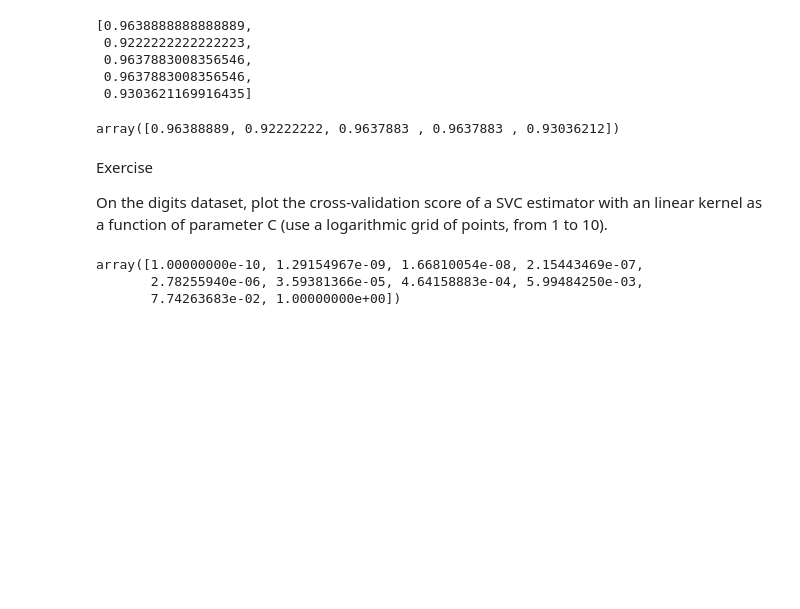
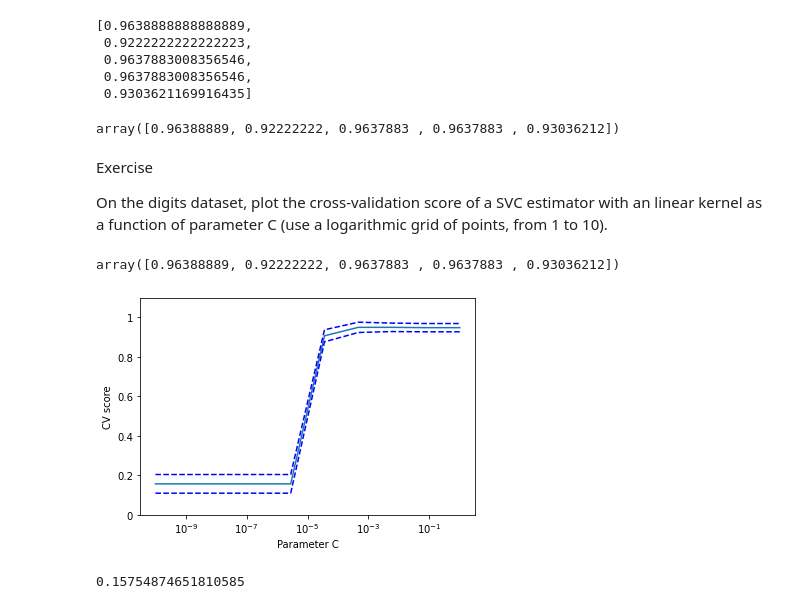
Before and after one commit to hnryjmes/scikit-learn, a Jupyter notebook: tutorial-03-model-selection.ipynb, the cells around one changed output. Drawn from its saved outputs; the diff is of its cells as text; code cells hidden in the pictures; blank space fills up the shorter version.

```diff
--- a/tutorial-03-model-selection.ipynb
+++ b/tutorial-03-model-selection.ipynb
@@ -65,9 +65,33 @@ svc = svm.SVC(kernel='linear')
 C_s = np.logspace(-10, 0, 10)
 
 scores = []
+svc = svm.SVC(C=0.1, kernel='linear')
+k_fold = KFold(n_splits=5)
+cross_val_score(svc, X, y, cv=k_fold, n_jobs=-1)
+# %% [output]
+array([0.96388889, 0.92222222, 0.9637883 , 0.9637883 , 0.93036212])
-# %%
-C_s
-# %% [output]
-array([1.00000000e-10, 1.29154967e-09, 1.66810054e-08, 2.15443469e-07,
-       2.78255940e-06, 3.59381366e-05, 4.64158883e-04, 5.99484250e-03,
-       7.74263683e-02, 1.00000000e+00])
+# %%
+scores_std = []
+for C in C_s:
+    svc.C = C
+    this_scores = cross_val_score(svc, X, y, n_jobs=1)
+    scores.append(np.mean(this_scores))
+    scores_std.append(np.std(this_scores))
+
+import matplotlib.pyplot as plt
+plt.figure()
+plt.semilogx(C_s, scores)
+plt.semilogx(C_s, np.array(scores) + np.array(scores_std), 'b--')
+plt.semilogx(C_s, np.array(scores) - np.array(scores_std), 'b--')
+locs, labels = plt.yticks()
+plt.yticks(locs, list(map(lambda x: "%g" % x, locs)))
+plt.ylabel('CV score')
+plt.xlabel('Parameter C')
+plt.ylim(0, 1.1)
+plt.show()
+# %% [output]
+[figure, added]
+# %%
+np.mean(cross_val_score(svm.SVC(C=0.0000001, kernel='linear'), X, y, n_jobs=1))
+# %% [output]
+0.15754874651810585
```
Also changed, not shown: parts of 8 cells of this notebook.
